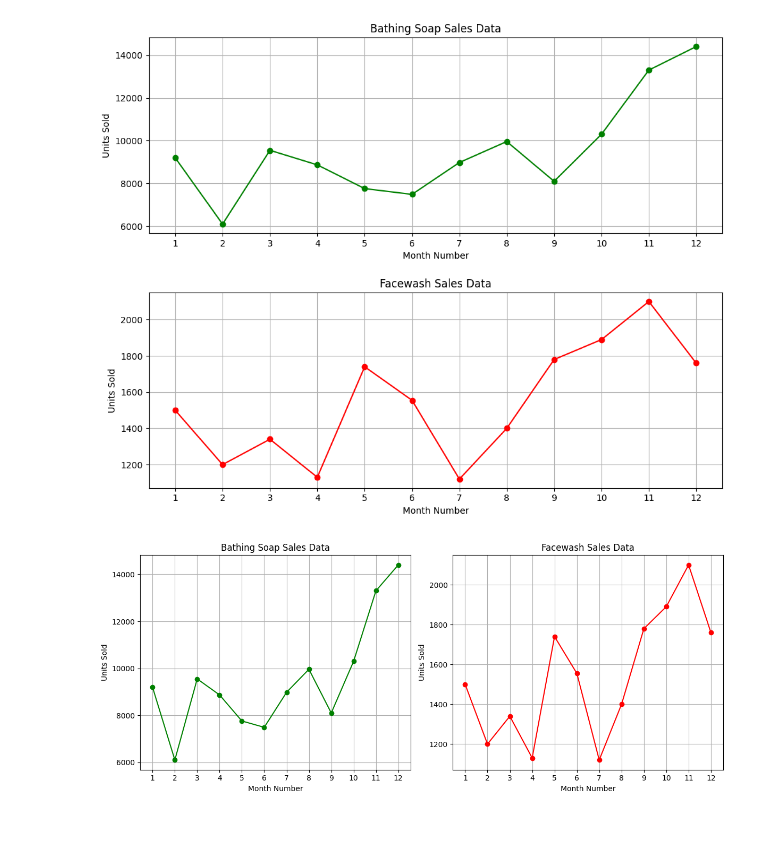
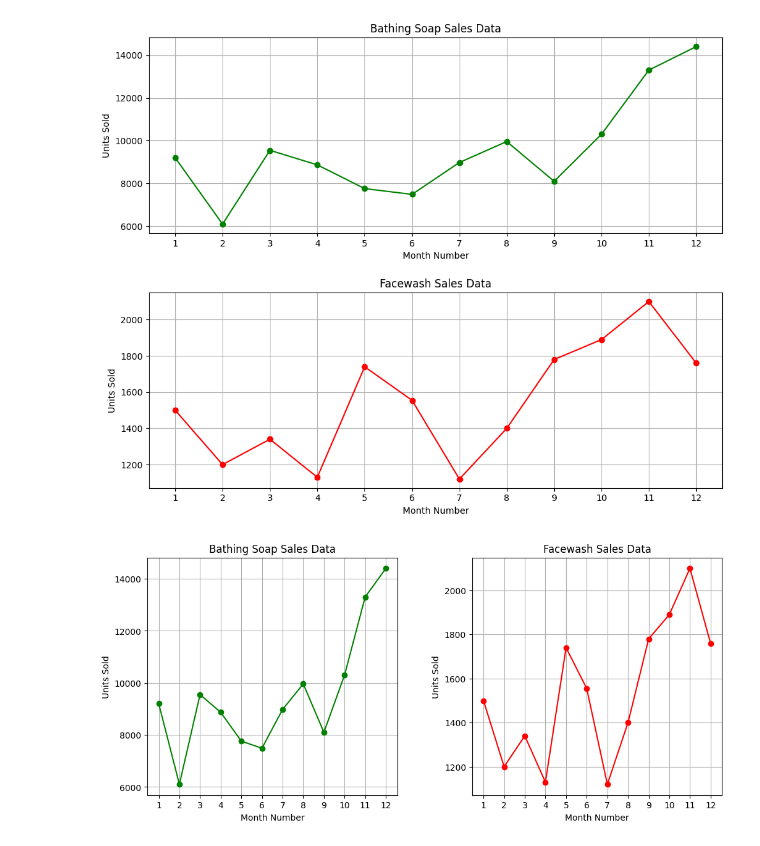
Before and after one commit to Saudii81/Flexisaf_Internship, a Jupyter notebook: module_1/Task_2/Task_2_exercise_2.ipynb, the cells around one changed output. Cells and saved outputs as stored; diff of their text form; code cells hidden in the pictures.

```diff
--- a/module_1/Task_2/Task_2_exercise_2.ipynb
+++ b/module_1/Task_2/Task_2_exercise_2.ipynb
@@ -53,25 +53,25 @@ plt.show()
 # %%
 # Showing Subplots of Bathing Soap and Facewash (side by side)
 fig, ax = plt.subplots(1, 2, figsize=(12, 5))
 
 # Subplot 1: Bathing Soap
 ax[0].plot(data['month_number'], data['bathingsoap'], marker='o', color='g', linestyle='-')
 ax[0].set_title("Bathing Soap Sales Data")
 ax[0].set_xlabel("Month Number")
 ax[0].set_ylabel("Units Sold")
 ax[0].grid(True)
 ax[0].set_xticks(data['month_number'])
 
 # Subplot 2: Facewash
 ax[1].plot(data['month_number'], data['facewash'], marker='o', color='r', linestyle='-')
 ax[1].set_title("Facewash Sales Data")
 ax[1].set_xlabel("Month Number")
 ax[1].set_ylabel("Units Sold")
 ax[1].grid(True)
 ax[1].set_xticks(data['month_number'])
 
 # Adjust layout and show
-plt.tight_layout(h_pad=2.0)
+plt.subplots_adjust(wspace=0.2)
 plt.show()
 # %% [output]
-[figure, old version]
+[figure, new version]
```
Also changed, not shown: parts of 1 cell of this notebook.
